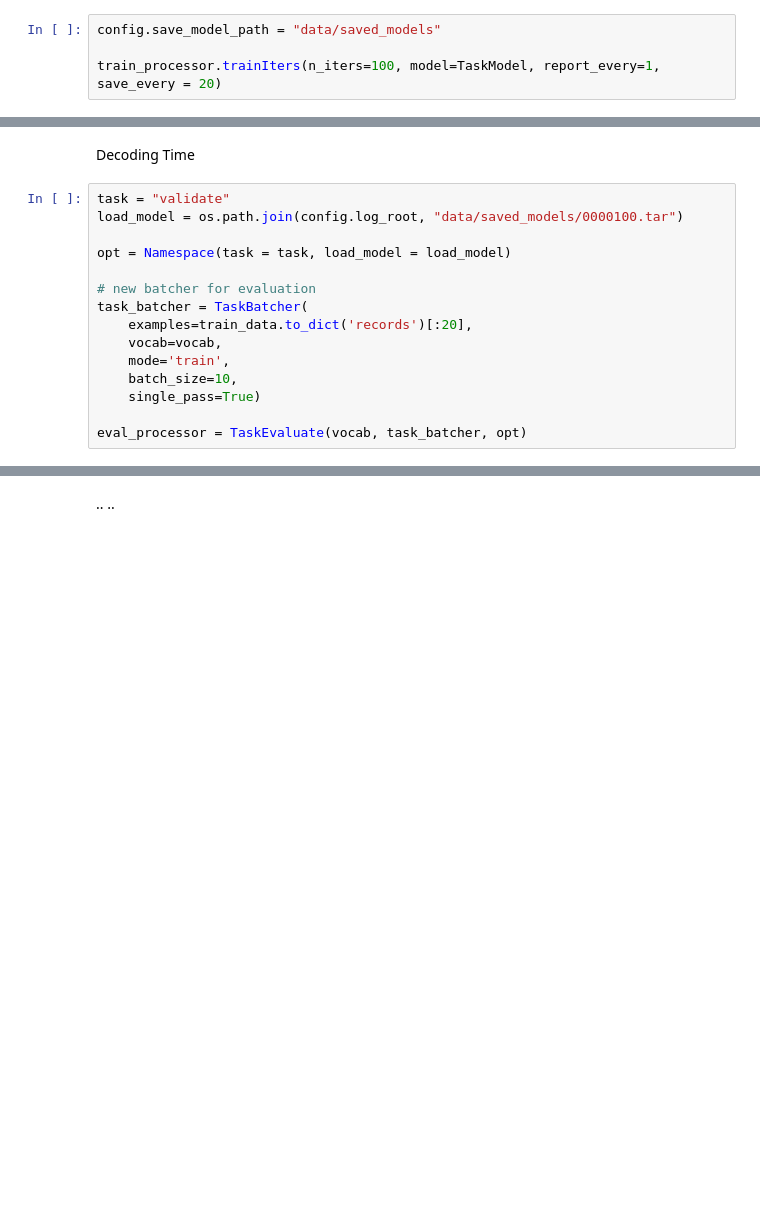
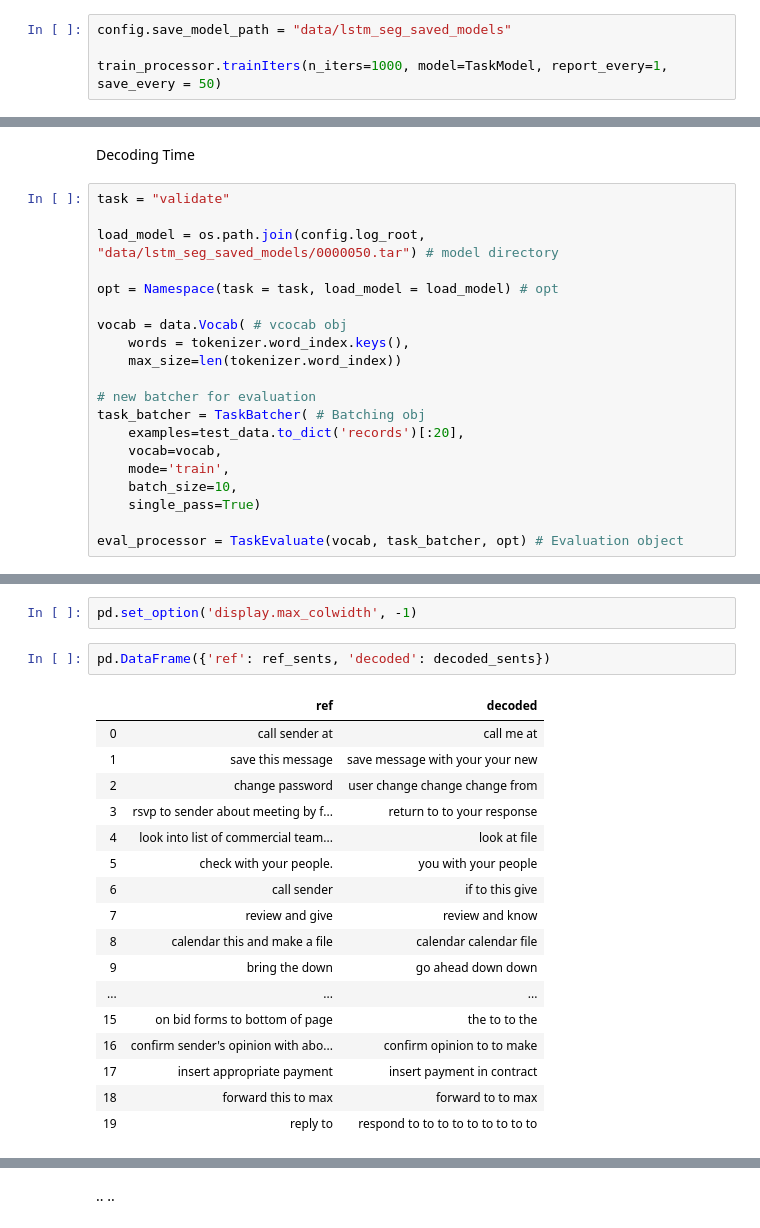
Before and after one commit to georgetao/extraction, a Jupyter notebook: LSTM_Summarizer/train_scratch.ipynb, the cells around one changed output, grey strips where cells are left out. Drawn from its saved outputs; the diff is of its cells as text; blank space fills up the shorter version.

```diff
--- a/LSTM_Summarizer/train_scratch.ipynb
+++ b/LSTM_Summarizer/train_scratch.ipynb
@@ -106,7 +108,7 @@ opt = Namespace(train_mle = train_mle,
 
 train_processor = TaskTrain(vocab, task_batcher, opt)
 # %%
-config.save_model_path = "data/saved_models"
+config.save_model_path = "data/lstm_seg_saved_models"
 
-train_processor.trainIters(n_iters=100, model=TaskModel, report_every=1, save_every = 20)
+train_processor.trainIters(n_iters=1000, model=TaskModel, report_every=1, save_every = 50)
 # %% [output]
@@ -131,18 +134,23 @@ iter: 101 mle_loss: 0.108 reward: 0.0000
 Decoding Time
 # %%
 task = "validate"
-load_model = os.path.join(config.log_root, "data/saved_models/0000100.tar")
 
-opt = Namespace(task = task, load_model = load_model)
+load_model = os.path.join(config.log_root, "data/lstm_seg_saved_models/0000050.tar") # model directory
+
+opt = Namespace(task = task, load_model = load_model) # opt
+
+vocab = data.Vocab( # vcocab obj
+    words = tokenizer.word_index.keys(),
+    max_size=len(tokenizer.word_index))
 
 # new batcher for evaluation
-task_batcher = TaskBatcher(
-    examples=train_data.to_dict('records')[:20],
+task_batcher = TaskBatcher( # Batching obj
+    examples=test_data.to_dict('records')[:20],
     vocab=vocab,
     mode='train',
     batch_size=10,
     single_pass=True)
 
-eval_processor = TaskEvaluate(vocab, task_batcher, opt)
+eval_processor = TaskEvaluate(vocab, task_batcher, opt) # Evaluation object
 # %% [output]
 example_generator completed reading all examples. No more data.
@@ -207,0 +189,22 @@ decoded_sents
+# %%
+pd.set_option('display.max_colwidth', -1)
+# %%
+pd.DataFrame({'ref': ref_sents, 'decoded': decoded_sents})
+# %% [output]
+|  | ref | decoded |
+| 0 | call sender at | call me at |
+| 1 | save this message | save message with your your new |
+| 2 | change password | user change change change from |
+| 3 | rsvp to sender about meeting by f... | return to to your response |
+| 4 | look into list of commercial team... | look at file |
+| 5 | check with your people. | you with your people |
+| 6 | call sender | if to this give |
+| 7 | review and give | review and know |
+| 8 | calendar this and make a file | calendar calendar file |
+| 9 | bring the down | go ahead down down |
+| ... | ... | ... |
+| 15 | on bid forms to bottom of page | the to to the |
+| 16 | confirm sender's opinion with abo... | confirm opinion to to make |
+| 17 | insert appropriate payment | insert payment in contract |
+| 18 | forward this to max | forward to to max |
+| 19 | reply to | respond to to to to to to to to to |
```
Also changed, not shown: parts of 29 cells of this notebook, 9 other files.
